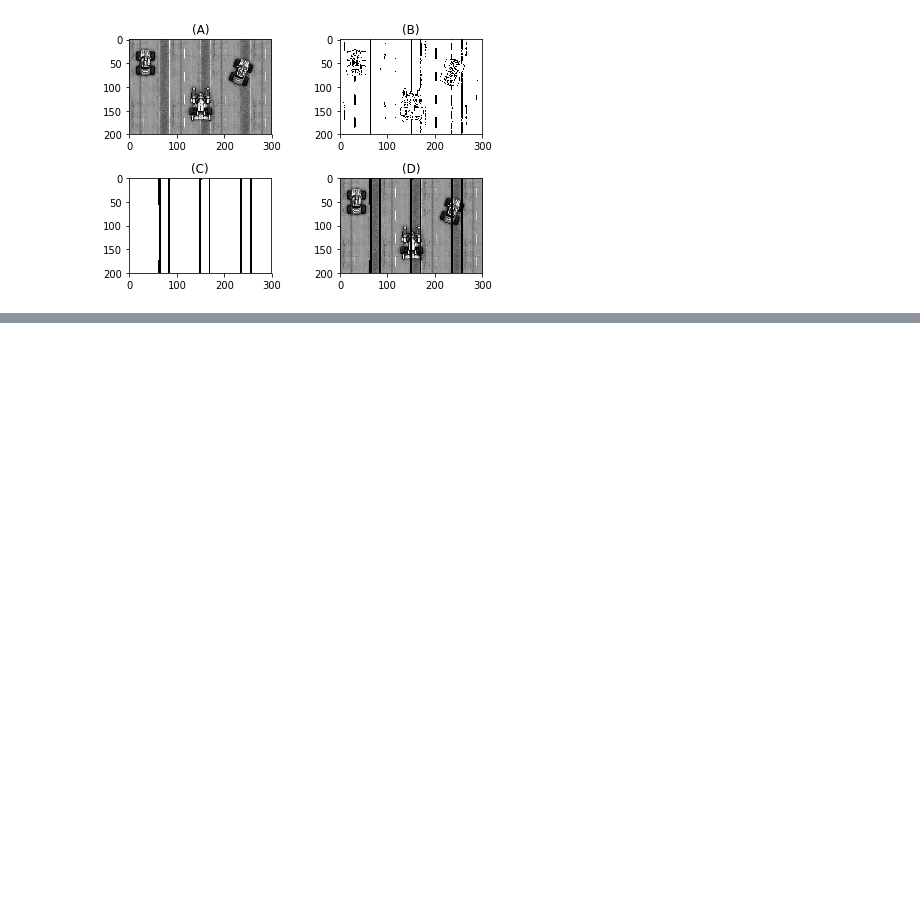
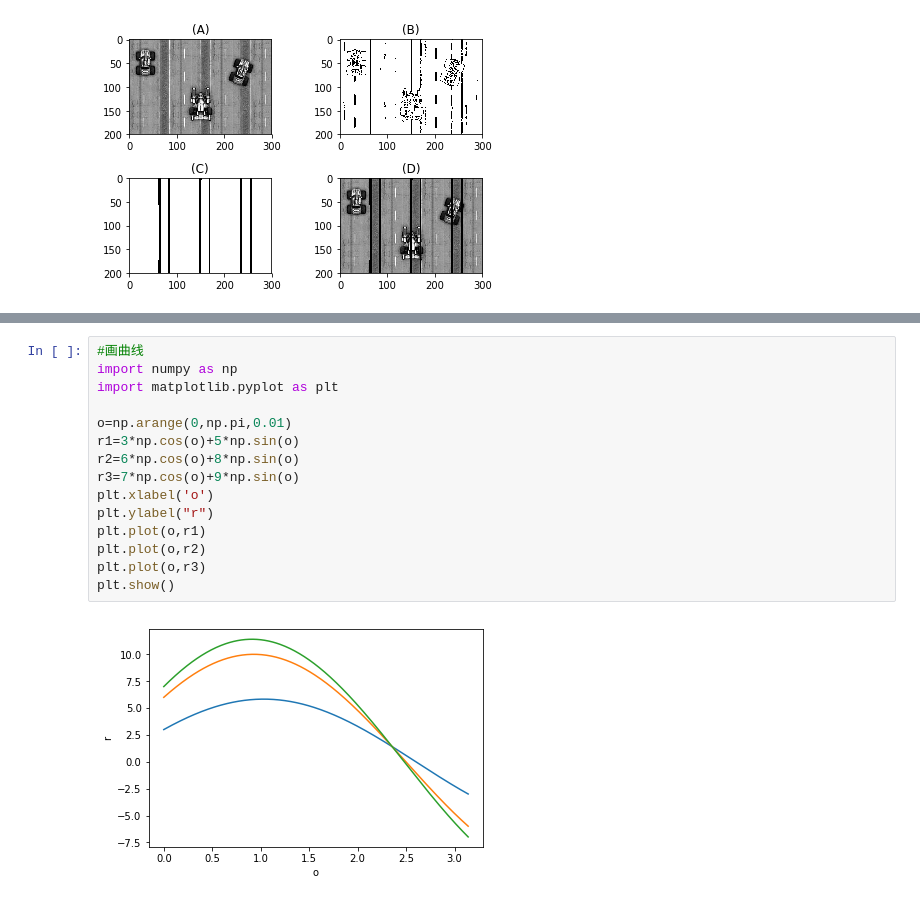
Before and after one commit to duoergun0729/adversarial_examples, a Jupyter notebook: code/10-case2.ipynb, the cells around one changed output, grey strips where cells are left out. Cells and saved outputs as stored; diff of their text form; blank space fills up the shorter version.

```diff
--- a/code/10-case2.ipynb
+++ b/code/10-case2.ipynb
@@ -59,0 +73,17 @@ plt.tight_layout()
+# %%
+#画曲线
+import numpy as np
+import matplotlib.pyplot as plt
+
+o=np.arange(0,np.pi,0.01)
+r1=3*np.cos(o)+5*np.sin(o)
+r2=6*np.cos(o)+8*np.sin(o)
+r3=7*np.cos(o)+9*np.sin(o)
+plt.xlabel('o')
+plt.ylabel("r")
+plt.plot(o,r1)
+plt.plot(o,r2)
+plt.plot(o,r3)
+plt.show()
+# %% [output]
+[figure, added]
```
Also changed, not shown: parts of 1 cell of this notebook, 2 other files.
